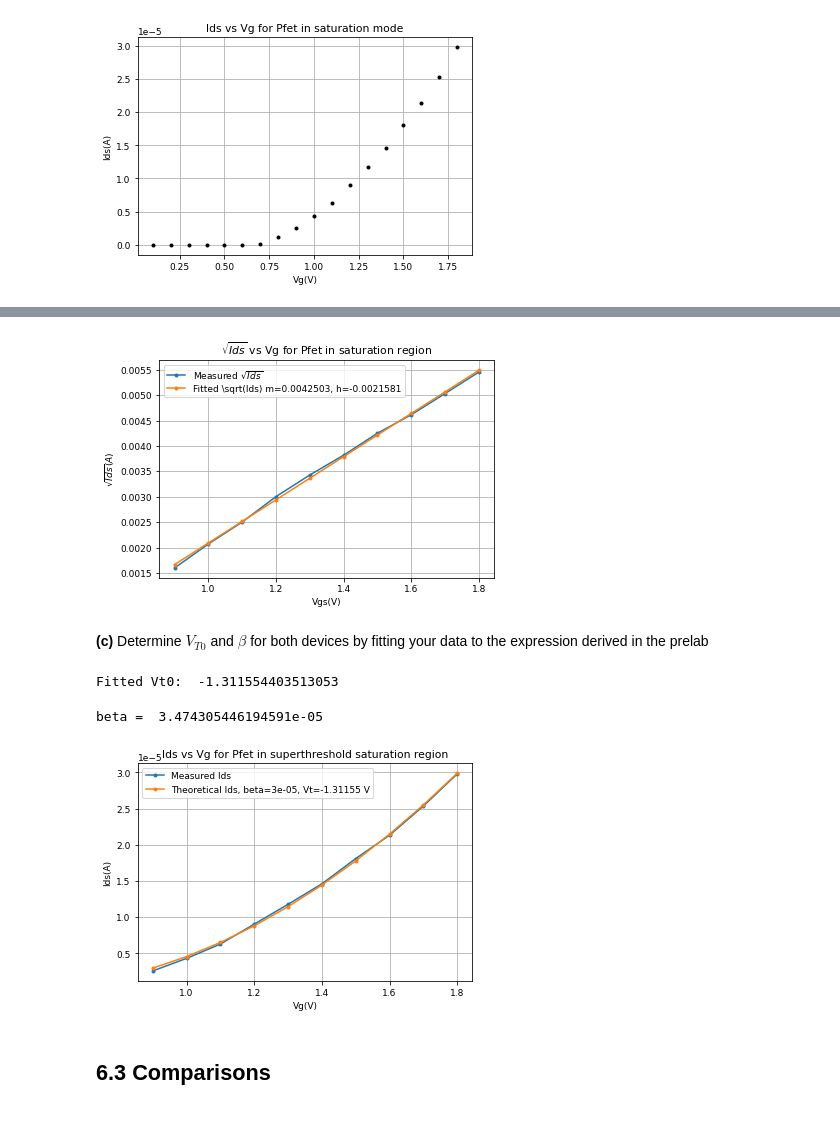
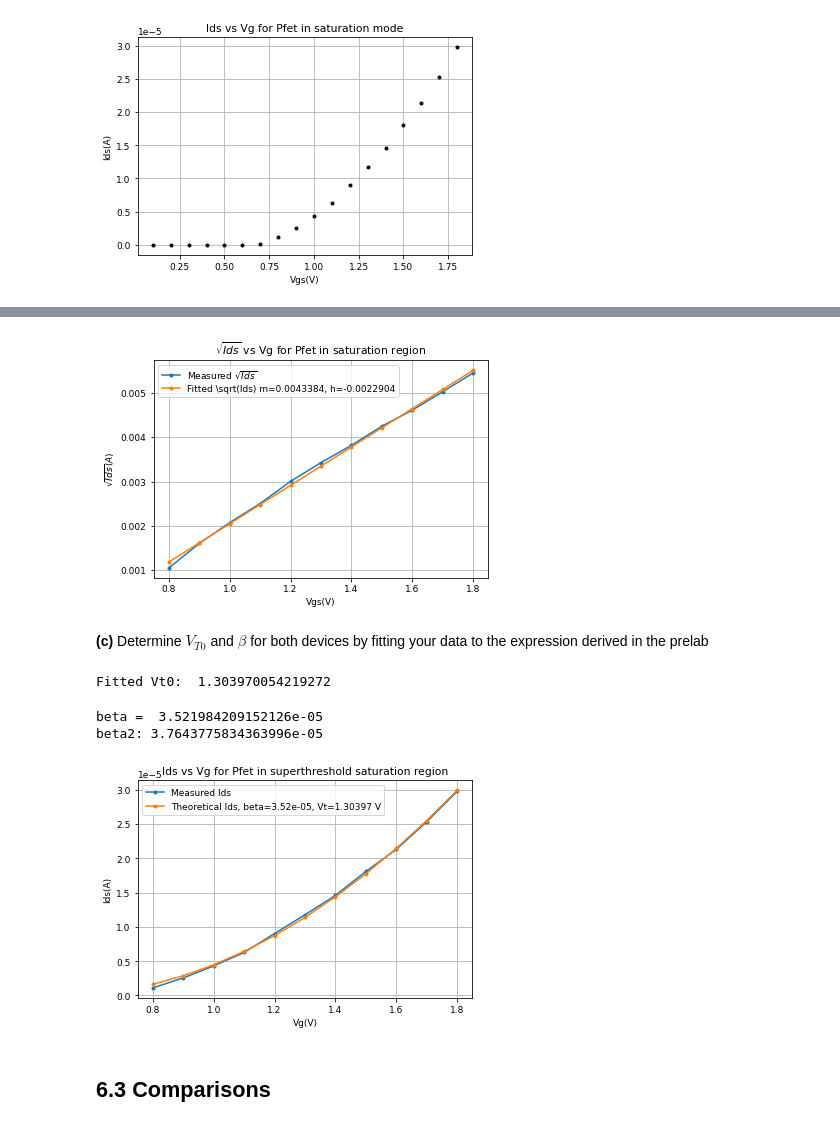
Before and after one commit to daggermaster3000/NE1, a Jupyter notebook: TP3/2022_Lab3_AboveThr_GroupNumber_FirstName_LastName.ipynb, the cells around one changed output, grey strips where cells are left out. Drawn from its saved outputs; the diff is of its cells as text; code cells hidden in the pictures.

```diff
--- a/TP3/2022_Lab3_AboveThr_GroupNumber_FirstName_LastName.ipynb
+++ b/TP3/2022_Lab3_AboveThr_GroupNumber_FirstName_LastName.ipynb
@@ -1114,12 +1119,18 @@ plt.plot(Vg,IDS,"o-")
 data = [Vg,IDS]
 np.savetxt("data_pfet_62.csv",data,delimiter = ",")
 # %%
+import numpy as np
+import matplotlib.pyplot as plt
 #load data and plot it
 Vg_save , Isn_save = np.loadtxt("data_pfet_62.csv",delimiter = ",")
-Vgs_save = 1.8 - Vg_save
+Vgs_save = 1.8-Vg_save
+
+Vgs_save.sort()
+Isn_save.sort()
+
 plt.rcParams.update({'font.size': 9})
 plt.plot(Vgs_save, Isn_save, '.k')
-plt.xlabel('Vg(V)')
+plt.xlabel('Vgs(V)')
 plt.ylabel('Ids(A)')
 plt.title("Ids vs Vg for Pfet in saturation mode")
 plt.grid()
@@ -1129,11 +1140,11 @@ plt.show()
 # %%
 # extract the valid range and plot sqrt(Ids) vs Vgs
 
-Ids_valid = Isn_save[:10]
-Vg_valid = Vgs_save[:10]
+Ids_valid = Isn_save[7:]
+Vgs_valid = Vgs_save[7:]
 
 plt.rcParams.update({'font.size': 9})
-plt.plot(Vg_valid, np.sqrt(Ids_valid), '.-',label=r"Measured $\sqrt{Ids}$")
+plt.plot(Vgs_valid, np.sqrt(Ids_valid), '.-',label=r"Measured $\sqrt{Ids}$")
 plt.xlabel('Vgs(V)')
 plt.ylabel(r'$\sqrt{Ids}(A)$')
 plt.title(r"$\sqrt{Ids}$ vs Vg for Pfet in saturation region")
@@ -1145,14 +1156,14 @@ plt.show()
 # %%
 # fit in the valid range (you may want to go back and add the fitted line in the plot)
 #We can use polyfit to fit a regression line to our data
-coffs = np.polyfit(Vg_valid,np.sqrt(Ids_valid),1)
+coffs = np.polyfit(Vgs_valid,np.sqrt(Ids_valid),1)
 Ids_fit = []
-for i in Vg_valid:
+for i in Vgs_valid:
     Ids_fit.append(coffs[0]*i + coffs[1])
 
 plt.rcParams.update({'font.size': 9})
-plt.plot(Vg_valid, np.sqrt(Ids_valid), '.-',label=r"Measured $\sqrt{Ids}$")
-plt.plot(Vg_valid, Ids_fit, '.-',label=f"Fitted \sqrt(Ids) m={np.round(coffs[0],7)}, h={np.round(coffs[1],7)}")
+plt.plot(Vgs_valid, np.sqrt(Ids_valid), '.-',label=r"Measured $\sqrt{Ids}$")
+plt.plot(Vgs_valid, Ids_fit, '.-',label=f"Fitted \sqrt(Ids) m={np.round(coffs[0],7)}, h={np.round(coffs[1],7)}")
 plt.xlabel('Vgs(V)')
 plt.ylabel(r'$\sqrt{Ids}(A)$')
 plt.title(r"$\sqrt{Ids}$ vs Vg for Pfet in saturation region")
@@ -1160,47 +1171,49 @@ plt.legend()
 plt.grid()
 plt.show()
 # %% [output]
-[figure, old version]
+[figure, new version]
 # %% [markdown]
 **(c)** Determine $V_{T0}$ and $\beta$ for both devices by fitting your data to the expression derived in the prelab
 # %%
 # V_T0
 from scipy.optimize import curve_fit
 #define function (formula is the same as for nfet)
-def Ids_nFET_func(Vg,beta,Vt):
+def Ids_nFET_func(Vgs,beta,Vt):
         Vs = 1.8
         Vd = 0.0
-        return 0.5*beta*(Vg-Vs-Vt)**2
+        return 0.5*beta*(Vgs-Vt)**2
 #fit curve
-popt, pcov = curve_fit(Ids_nFET_func,Vg_valid,Ids_valid,p0=[1, 0.5e-5])
+popt, pcov = curve_fit(Ids_nFET_func,Vgs_valid,Ids_valid,p0=[1, 0.5e-5])
 #get parameters
 fit_beta,fit_vt = popt
 #compute theoret. data with fitted parameters
-fitted_y = Ids_nFET_func(Vg_valid,fit_beta,fit_vt)
+fitted_y = Ids_nFET_func(Vgs_valid,fit_beta,fit_vt)
 #print result
-v_t0 = fit_vt
-print('Fitted Vt0: ',v_t0)
+print('Fitted Vt0: ',1.8-fit_vt)
 # %% [output]
-Fitted Vt0:  -1.311554403513053
+Fitted Vt0:  1.303970054219272
 # %%
-# beta
+# beta from scipy
 betan = fit_beta
 print('beta = ',betan)
+#FROM THE SLOPE
+print('beta2:',2*coffs[0]**2)
 # %% [output]
-beta =  3.474305446194591e-05
+beta =  3.521984209152126e-05
+beta2: 3.7643775834363996e-05
 # %%
-Ids_theo = [0.5*fit_beta*(i-1.8-fit_vt)**2 for i in Vg_valid]
+Ids_theo = [0.5*fit_beta*(i-fit_vt)**2 for i in Vgs_valid]
 
-plt.plot(Vg_valid,Ids_valid,'.-',label="Measured Ids")
-plt.plot(Vg_valid,Ids_theo,'.-',label=f"Theoretical Ids, beta={np.round(fit_beta,5)}, Vt={np.round(fit_vt,5)} V")
+plt.plot(Vgs_valid,Ids_valid,'.-',label="Measured Ids")
+plt.plot(Vgs_valid,Ids_theo,'.-',label=f"Theoretical Ids, beta={np.round(fit_beta,7)}, Vt={np.round(1.8-fit_vt,5)} V")
 plt.legend()
 plt.xlabel('Vg(V)')
 plt.ylabel('Ids(A)')
 plt.title('''Ids vs Vg for Pfet in superthreshold saturation region''')
 plt.grid()
 plt.show()
 # %% [output]
-[figure, old version]
+[figure, new version]
 # %% [markdown]
 ## 6.3 Comparisons
 # %% [markdown]
```
Also changed, not shown: parts of 18 cells of this notebook, 1 other file.
